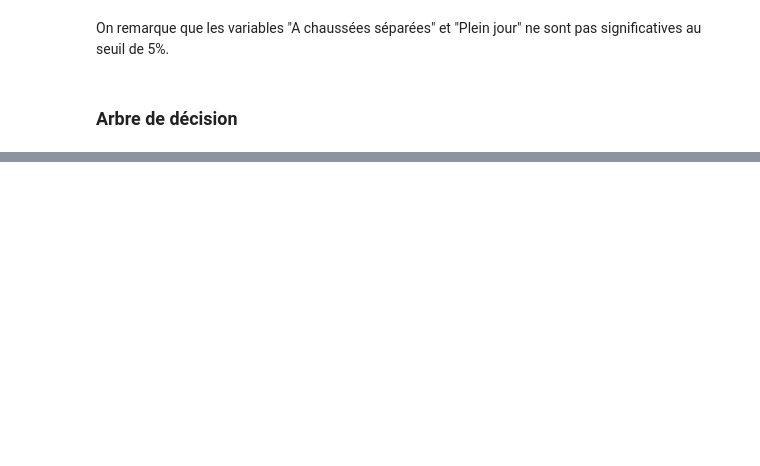
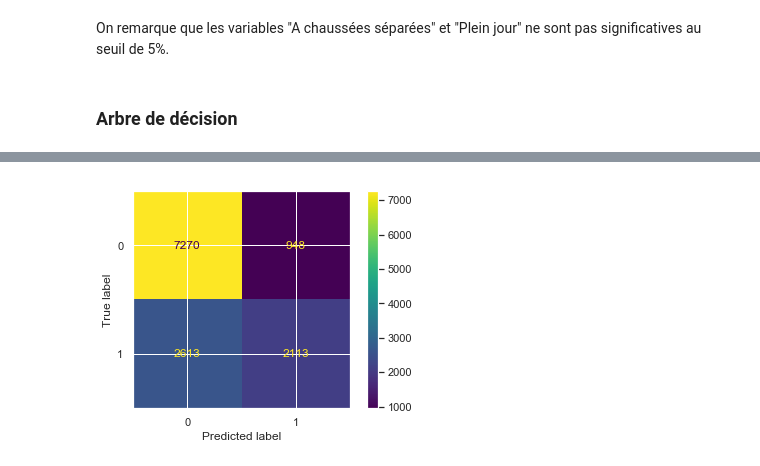
Before and after one commit to Clotilde-23/Accidents-corporels, a Jupyter notebook: Modelisation.ipynb, the cells around one changed output, grey strips where cells are left out. Drawn from its saved outputs; the diff is of its cells as text; code cells hidden in the pictures; blank space fills up the shorter version.

```diff
--- a/Modelisation.ipynb
+++ b/Modelisation.ipynb
@@ -418,0 +398,4 @@ On remarque que les variables "A chaussées séparées" et "Plein jour" ne sont
+# %%
+matrice_confusion(classification_DTree)
+# %% [output]
+[figure, added]
```
Also changed, not shown: parts of 30 cells of this notebook.
